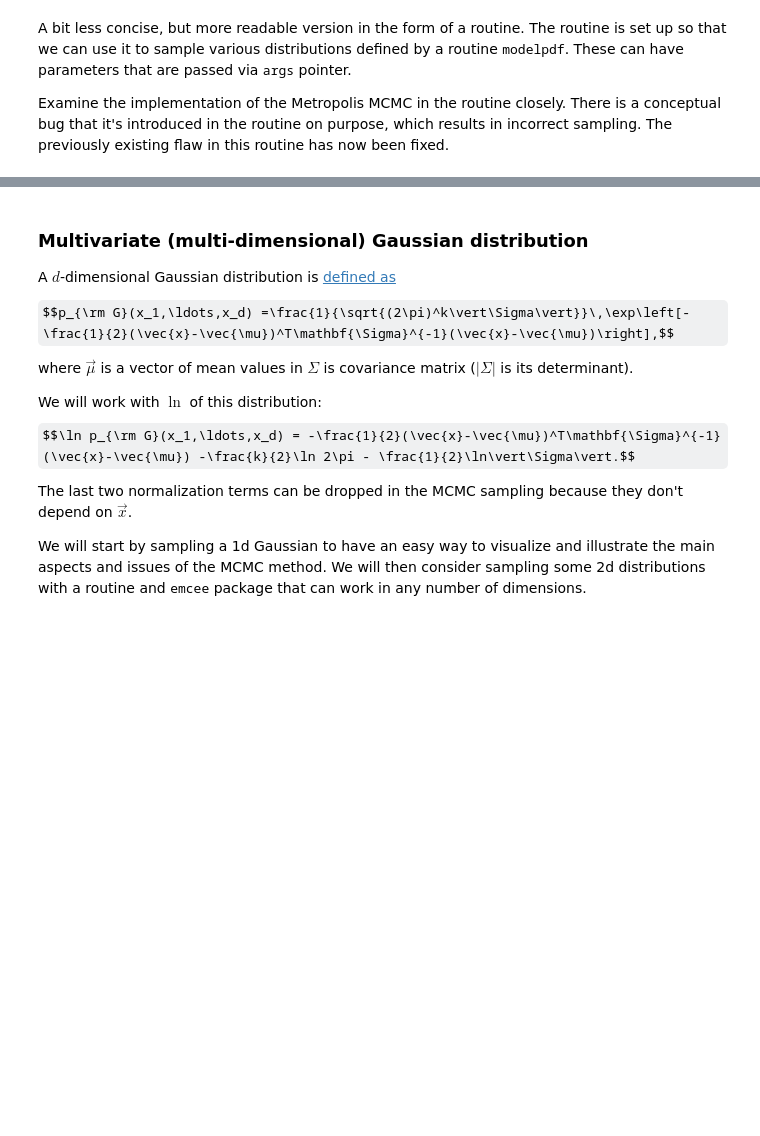
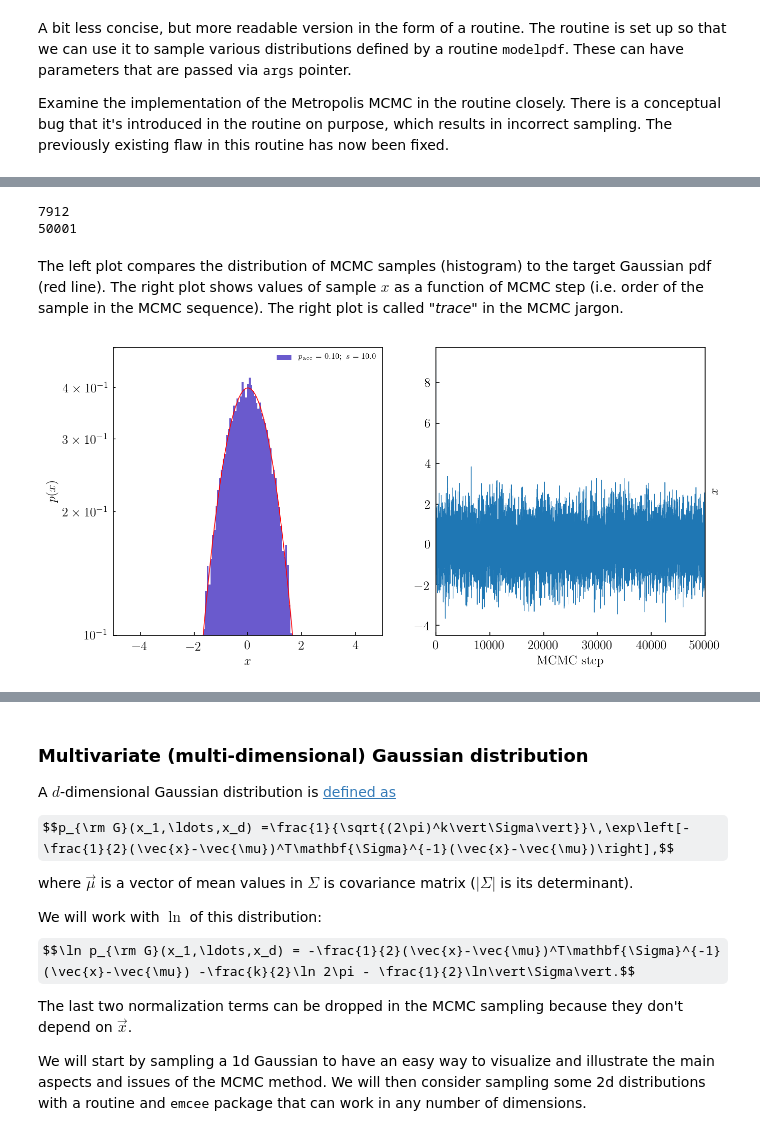
Before and after one commit to a-kravtsov/a211w20, a Jupyter notebook: 06d_multid_sampling_mcmc.ipynb, the cells around one changed output, grey strips where cells are left out. Drawn from its saved outputs; the diff is of its cells as text; code cells hidden in the pictures; some formulas as TeX source; blank space fills up the shorter version.

```diff
--- a/06d_multid_sampling_mcmc.ipynb
+++ b/06d_multid_sampling_mcmc.ipynb
@@ -232,0 +179,26 @@ def simple_mcmc(n, x0, step, modelpdf, *args):
+# %%
+def simple_mcmc(x0, nsteps, step, logpdf, *args):
+    x = x0
+    fnow = logpdf(x, *args)
+    chain = []
+    nstep = 0
+    nparams = np.size(x0)
+    naccept = 0
+    while nstep <= nsteps:
+        xtry = x + step * np.random.uniform(-1,1.,size=nparams)
+        ftry = logpdf(xtry, *args)
+        if ftry > fnow:
+            x = xtry
+            fnow = ftry
+            naccept += 1
+        else:
+            u = np.random.uniform()
+            if u < np.exp(ftry-fnow):
+                x = xtry
+                fnow = ftry
+                naccept += 1
+        nstep +=1
+        chain.append(x)
+    faccept = 1.*naccept / nsteps
+    print("finished %d steps with acceptance ratio = %.4f"%(nsteps, faccept))
+    return chain
@@ -232,0 +272,12 @@ def simple_mcmc(n, x0, step, modelpdf, *args):
+# %%
+print(np.size(np.unique(np.array(chain10))))
+print(np.size(chain10))
+# %% [output]
+7912
+50001
+# %% [markdown]
+The left plot compares the distribution of MCMC samples (histogram) to the target Gaussian pdf (red line). The right plot shows values of sample $x$ as a function of MCMC step (i.e. order of the sample in the MCMC sequence). The right plot is called *"trace"* in the MCMC jargon.
+# %%
+plot_1d_pdf_mcmc(chain1, *args, modelpdf=lngauss1d, iterlim=50000, ylims=[1.e-1,0.5],  pacc=0.1, step=step, lw=0.75)
+# %% [output]
+[figure, added]
```
Also changed, not shown: parts of 51 cells of this notebook.
